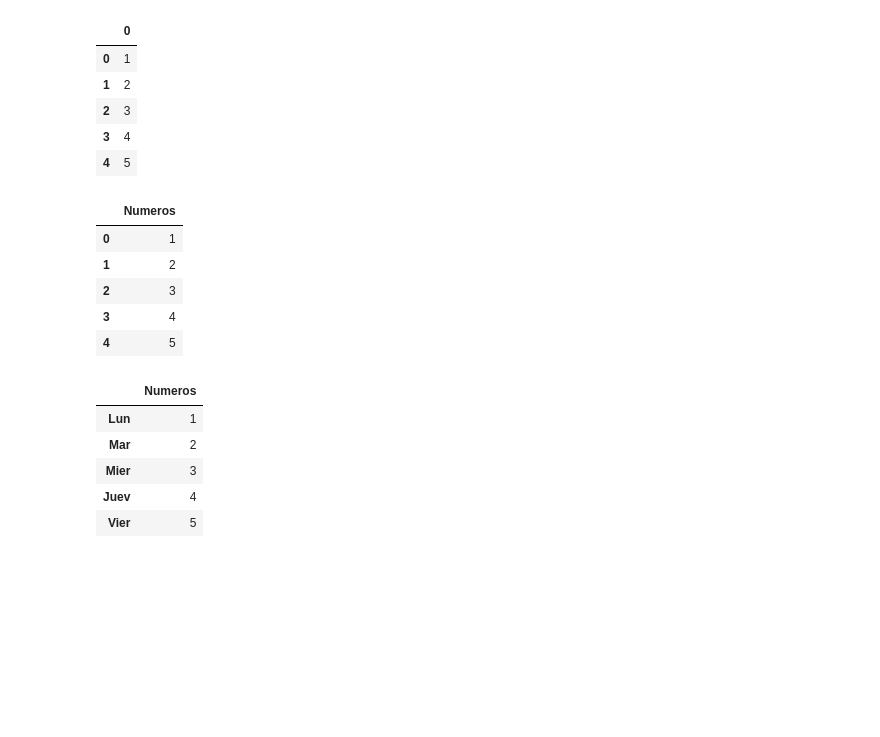
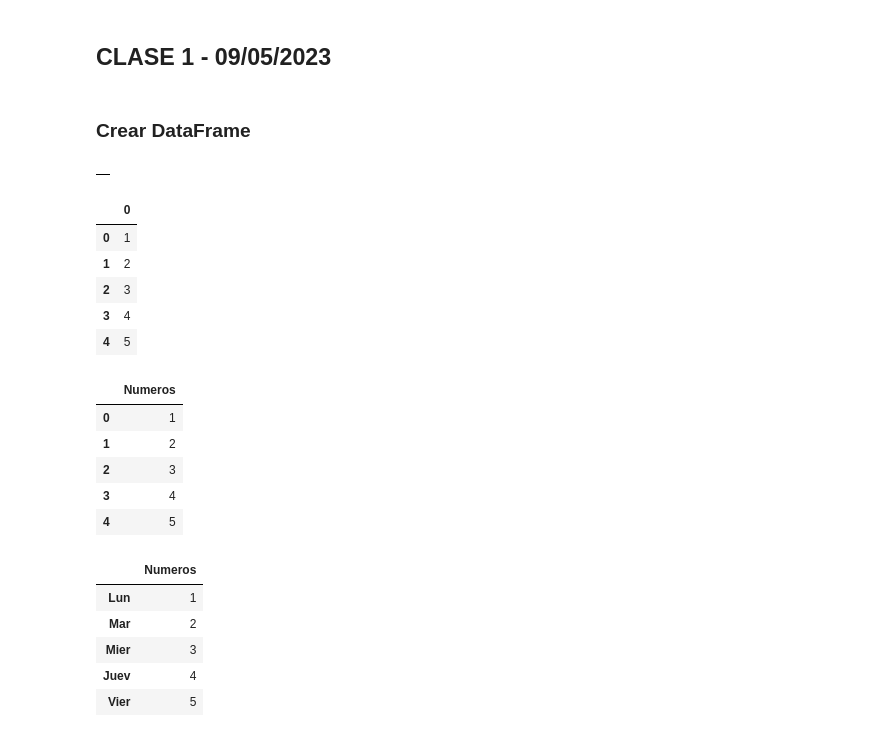
Before and after one commit to NayibGS07/Diplomado_Ciencia_de_Datos, a Jupyter notebook: Clases/Diplomado.ipynb, the cells around one changed output. Drawn from its saved outputs; the diff is of its cells as text; code cells hidden in the pictures; blank space fills up the shorter version.

Commit message:
Clase 1

```diff
--- a/Clases/Diplomado.ipynb
+++ b/Clases/Diplomado.ipynb
@@ -10,0 +6,2 @@ Series([], dtype: object)
+# %% [markdown]
+## CLASE 1 - 09/05/2023
@@ -11 +11,8 @@ Series([], dtype: object)
+# %% [markdown]
+### Crear DataFrame
+# %%
+# Crear DataFrame vacío
+pd.DataFrame()
+# %% [output]
+|  |
 # %%
```
Also changed, not shown: parts of 65 cells of this notebook.
